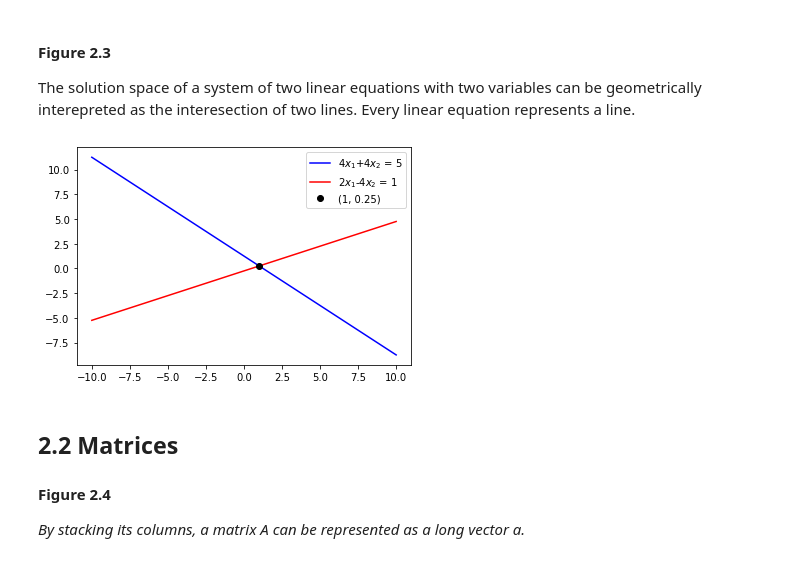
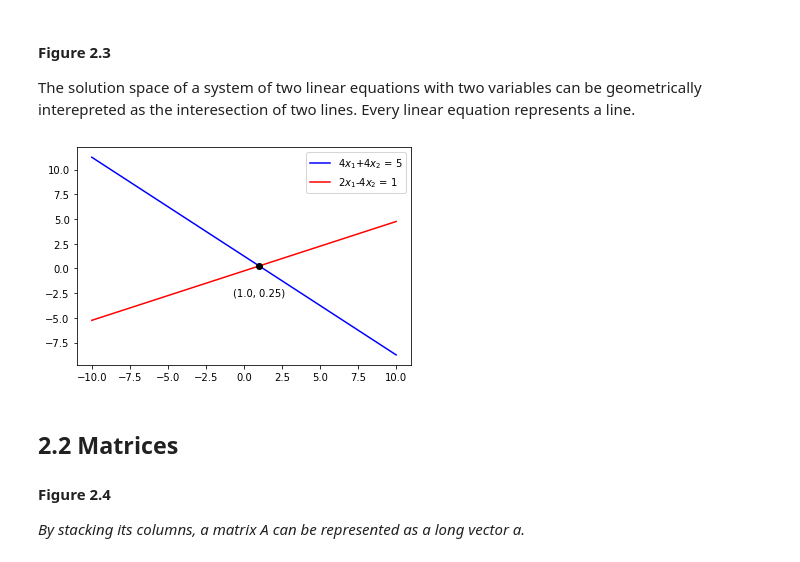
Before and after one commit to vbartle/MML-Companion, a Jupyter notebook: MML Python, Ch.02 Linear Algebra.ipynb, the cells around one changed output. Cells and saved outputs as stored; diff of their text form; code cells hidden in the pictures.

```diff
--- a/MML Python, Ch.02 Linear Algebra.ipynb
+++ b/MML Python, Ch.02 Linear Algebra.ipynb
@@ -60,17 +60,27 @@ plt.rcParams["figure.figsize"] = (5,5)
 # %%
 eq0 = lambda x1: (5-4*x1)/4 # 4x1+4x2 = 5
 y0 = eq0(vals)
 
 eq1 = lambda x1: (1-2*x1)/-4 # 2x1-4x2 = 1
 y1 = eq1(vals)
 
 plt.plot(vals,y0,c="blue")
 plt.plot(vals,y1,c="red")
 idx = np.argwhere(np.diff(np.sign(y0 - y1))).flatten() # finds the intersection between two graphs
 plt.plot(vals[idx],y0[idx],'ko')
-plt.legend(["4$x_1$+4$x_2$ = 5","2$x_1$-4$x_2$ = 1",'('+str(np.round(vals[idx])[0].astype(int))+', ' + str(np.round(y0[idx],2)[0])+')']);
+txt=(np.ceil(vals[idx][0]),np.round(y0[idx],2)[0])
+plt.annotate(
+                    txt,
+                    xy=(vals[idx][0],y0[idx][0]),
+                    xytext=(0, -30),  # 30 points vertical offset
+                    textcoords="offset points",
+                    ha="center",
+                    # va="bottom",
+                )
+
+plt.legend(["4$x_1$+4$x_2$ = 5","2$x_1$-4$x_2$ = 1"]);
 # %% [output]
-[figure, old version]
+[figure, new version]
 # %% [markdown]
 ## 2.2 Matrices
 #### Figure 2.4
```
